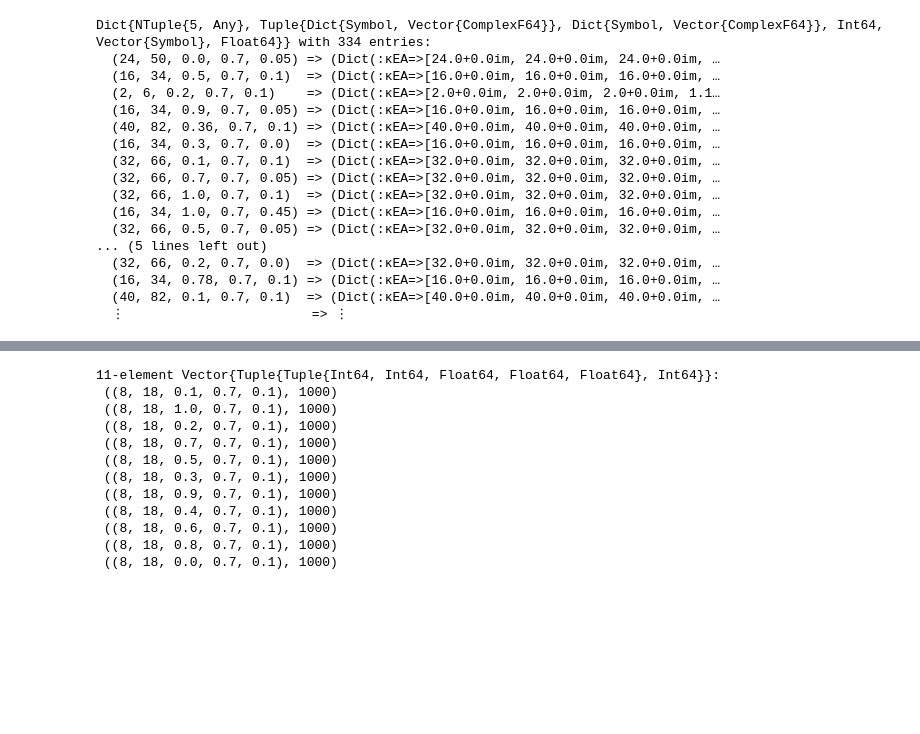
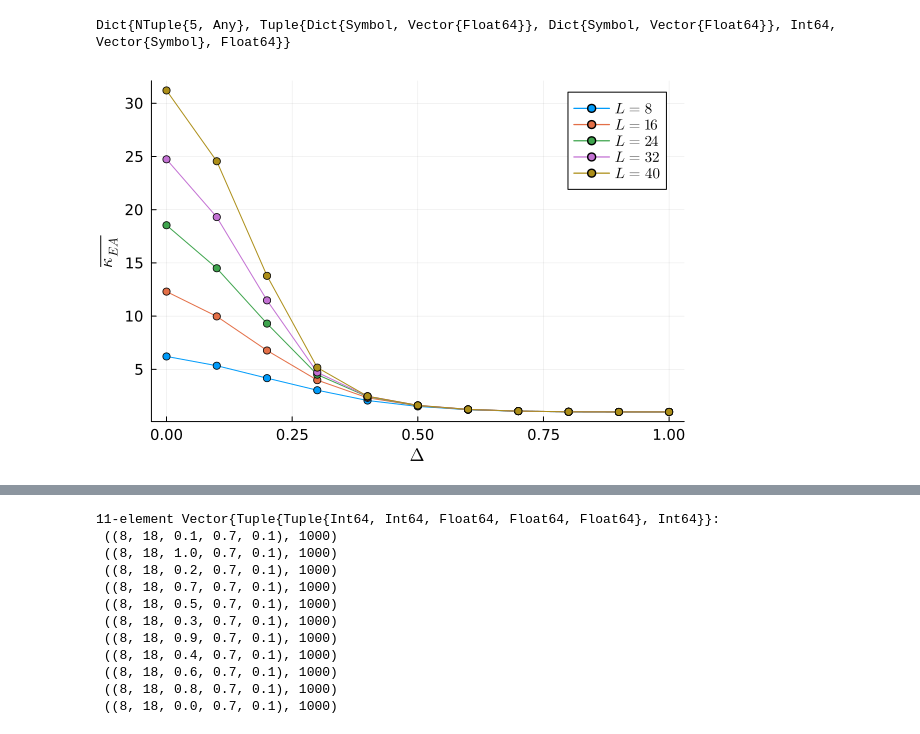
Before and after one commit to jahauser/2025_ZZX_TNs, a Jupyter notebook: notebooks/25_08_23.ipynb, the cells around one changed output, grey strips where cells are left out. Saved outputs shown, nothing was run; the diff lists cells and outputs as text; code cells hidden in the pictures; blank space fills up the shorter version.

```diff
--- a/notebooks/25_08_23.ipynb
+++ b/notebooks/25_08_23.ipynb
@@ -7,21 +7,9 @@ using Glob
 # %%
 data1 = jldopen("../data_archive/q_0p10_data/collated_results.jld2")["results"]
 data2 = jldopen("../data_archive/no_unitary/collated_results.jld2")["results"]
+data3 = jldopen("../data_archive/unlabeled_unitary/collated_results.jld2")["results"]
+data4 = jldopen("../data_archive/data_gaps_and_some_coherent/collated_results.jld2")["results"];
-# %% [output]
-Dict{NTuple{5, Any}, Tuple{Dict{Symbol, Vector{ComplexF64}}, Dict{Symbol, Vector{ComplexF64}}, Int64, Vector{Symbol}, Float64}} with 334 entries:
-  (24, 50, 0.0, 0.7, 0.05) => (Dict(:κEA=>[24.0+0.0im, 24.0+0.0im, 24.0+0.0im, …
-  (16, 34, 0.5, 0.7, 0.1)  => (Dict(:κEA=>[16.0+0.0im, 16.0+0.0im, 16.0+0.0im, …
-  (2, 6, 0.2, 0.7, 0.1)    => (Dict(:κEA=>[2.0+0.0im, 2.0+0.0im, 2.0+0.0im, 1.1…
-  (16, 34, 0.9, 0.7, 0.05) => (Dict(:κEA=>[16.0+0.0im, 16.0+0.0im, 16.0+0.0im, …
-  (40, 82, 0.36, 0.7, 0.1) => (Dict(:κEA=>[40.0+0.0im, 40.0+0.0im, 40.0+0.0im, …
-  (16, 34, 0.3, 0.7, 0.0)  => (Dict(:κEA=>[16.0+0.0im, 16.0+0.0im, 16.0+0.0im, …
-  (32, 66, 0.1, 0.7, 0.1)  => (Dict(:κEA=>[32.0+0.0im, 32.0+0.0im, 32.0+0.0im, …
-  (32, 66, 0.7, 0.7, 0.05) => (Dict(:κEA=>[32.0+0.0im, 32.0+0.0im, 32.0+0.0im, …
-  (32, 66, 1.0, 0.7, 0.1)  => (Dict(:κEA=>[32.0+0.0im, 32.0+0.0im, 32.0+0.0im, …
-  (16, 34, 1.0, 0.7, 0.45) => (Dict(:κEA=>[16.0+0.0im, 16.0+0.0im, 16.0+0.0im, …
-  (32, 66, 0.5, 0.7, 0.05) => (Dict(:κEA=>[32.0+0.0im, 32.0+0.0im, 32.0+0.0im, …
-... (5 lines left out)
-  (32, 66, 0.2, 0.7, 0.0)  => (Dict(:κEA=>[32.0+0.0im, 32.0+0.0im, 32.0+0.0im, …
-  (16, 34, 0.78, 0.7, 0.1) => (Dict(:κEA=>[16.0+0.0im, 16.0+0.0im, 16.0+0.0im, …
-  (40, 82, 0.1, 0.7, 0.1)  => (Dict(:κEA=>[40.0+0.0im, 40.0+0.0im, 40.0+0.0im, …
-  ⋮                        => ⋮
+# %%
+typeof(data1)
+# %% [output]
+Dict{NTuple{5, Any}, Tuple{Dict{Symbol, Vector{Float64}}, Dict{Symbol, Vector{Float64}}, Int64, Vector{Symbol}, Float64}}
@@ -27,0 +114,19 @@ Dict{NTuple{5, Any}, Tuple{Dict{Symbol, Vector{ComplexF64}}, Dict{Symbol, Vector
+# %%
+q = 0.1
+δ = 0.7
+plt = plot()
+for L in 8:8:40
+    T = 2L + 2
+    λs = 0.0:0.1:1.0
+    ys = real.([no_unitary_data[(L,T,λ,δ,q,false)][1][:κEA][2L+1] for λ in λs])
+    # plot!(plt, qs, ys, seriestype=:line, m=4, label=L"L=%$L", xlabel=L"q", ylabel=L"\frac{1}{L} \sum_{i,j}\langle\langle Z_i Z_j Z'_i Z'_j\rangle\rangle", title="r=$r")
+    # xticks = (0.0:0.1:1.0, [L"-1.0", L"-0.5", L"0.0", L"0.5", L"1.0"])
+    # yticks = (1:1:6, [L"1", L"2", L"3", L"4", L"5", L"6"])
+    plot!(plt, λs, ys, seriestype=:line, m=4, label=L"L=%$L", xlabel=L"\Delta", ylabel=L"\overline{\kappa_{EA}}", #title="r=$r",
+    # framestyle=:box, xticks=xticks, yticks=yticks, grid=false,
+    xtickfontsize=10,ytickfontsize=10, xguidefontsize=12, yguidefontsize=12, legendfontsize=10, titlefontsize=16)
+end
+# savefig("/Users/jhauser/Documents/Z2 paper figs/updated/kappaEA.pdf")
+plt
+# %% [output]
+[figure, added]
```
Also changed, not shown: parts of 11 cells of this notebook, 4 other files.
